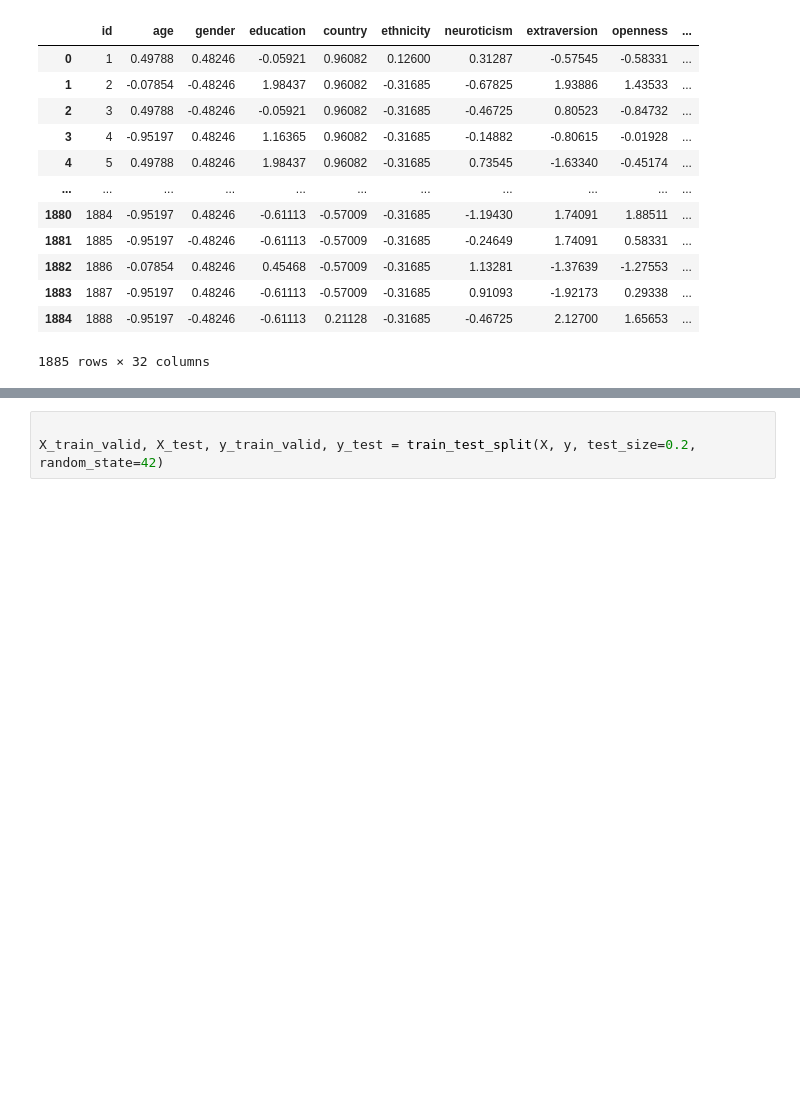
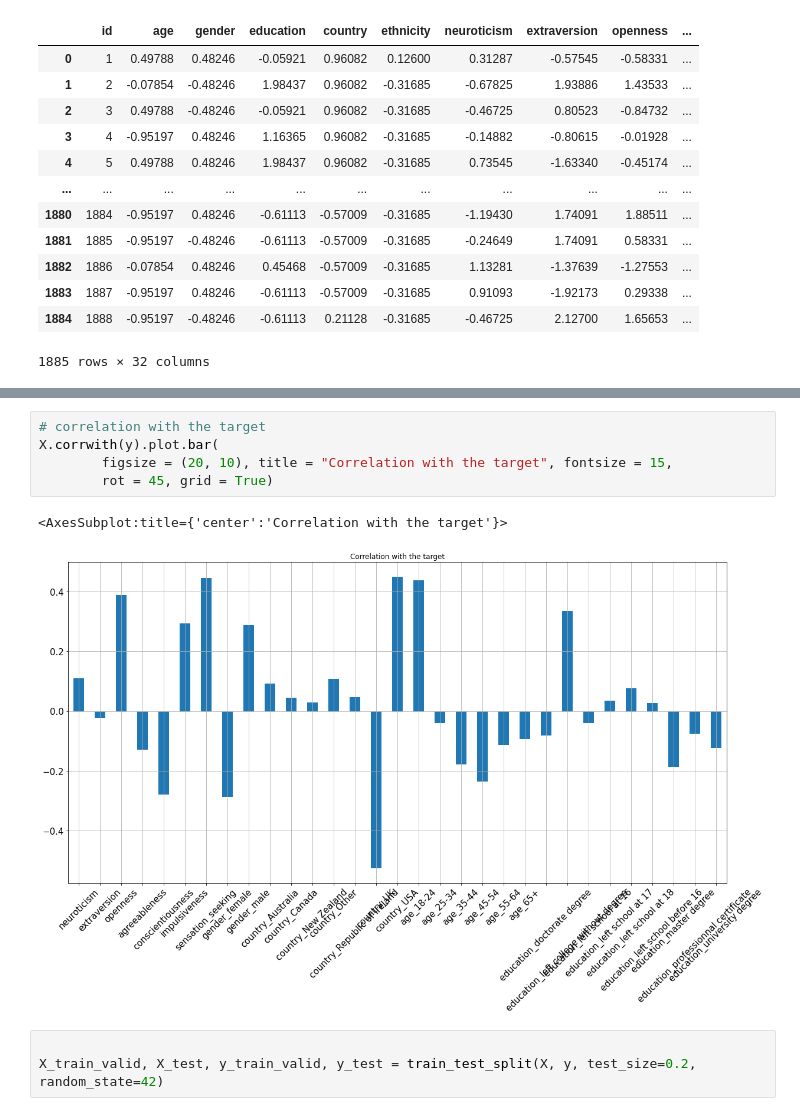
Before and after one commit to BPMazino/drug-consumption-prediction, a Jupyter notebook: model_cannabis.ipynb, the cells around one changed output, grey strips where cells are left out. Cells and saved outputs as stored; diff of their text form; blank space fills up the shorter version.

```diff
--- a/model_cannabis.ipynb
+++ b/model_cannabis.ipynb
@@ -182,3 +186,11 @@ Name: cannabis, Length: 1885, dtype: int64
+# %%
+# correlation with the target
+X.corrwith(y).plot.bar(
+        figsize = (20, 10), title = "Correlation with the target", fontsize = 15,
+        rot = 45, grid = True)
+# %% [output]
+<AxesSubplot:title={'center':'Correlation with the target'}>
+[figure, added]
 # %%
 
 X_train_valid, X_test, y_train_valid, y_test = train_test_split(X, y, test_size=0.2, random_state=42)
```
Also changed, not shown: parts of 23 cells of this notebook.
